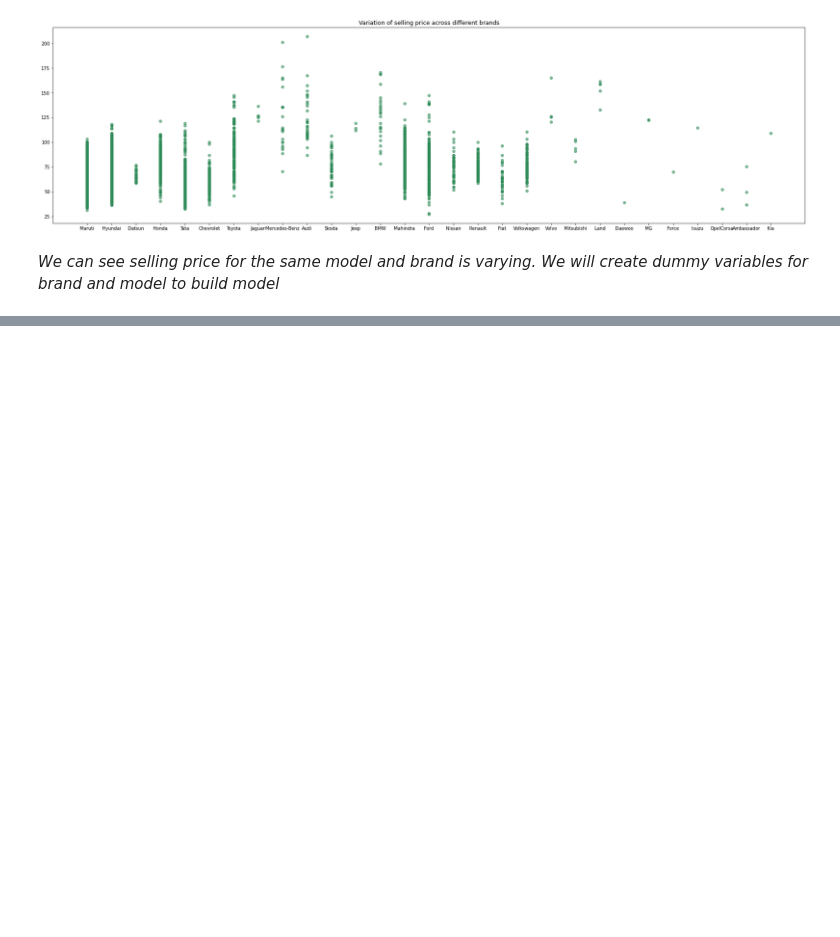
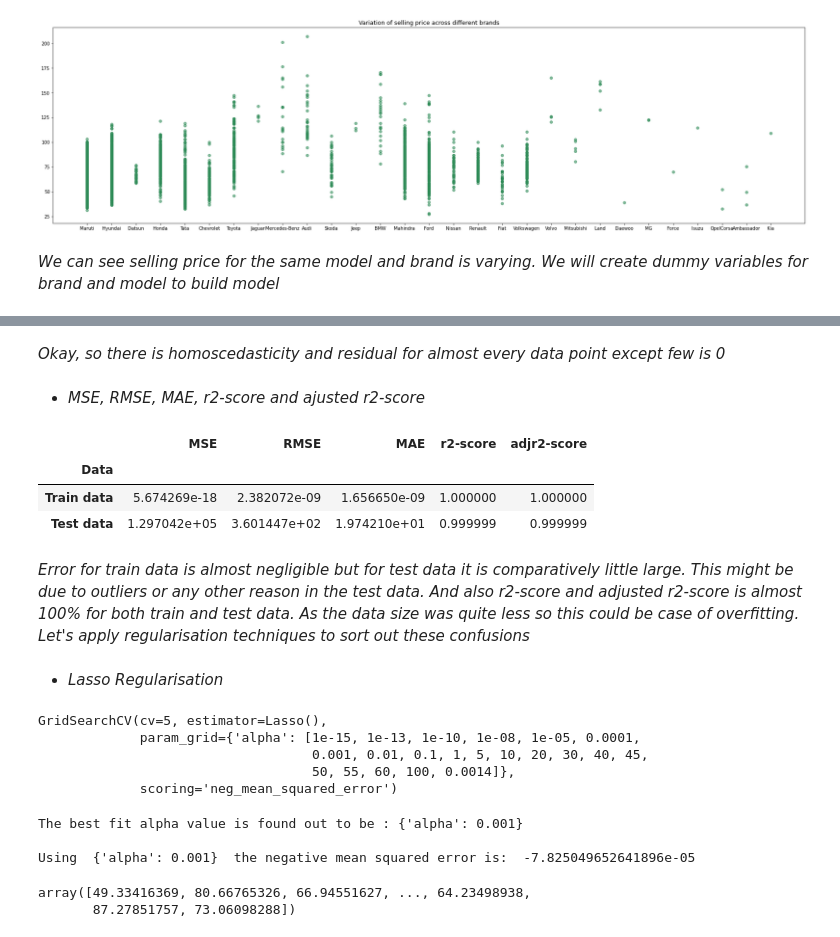
Before and after one commit to kiran9615/Linear-Regression-Model-Car-Dekho-, a Jupyter notebook: Linear_Regression_(Car_Dekho).ipynb, the cells around one changed output, grey strips where cells are left out. Cells and saved outputs as stored; diff of their text form; code cells hidden in the pictures; blank space fills up the shorter version.

```diff
--- a/Linear_Regression_(Car_Dekho).ipynb
+++ b/Linear_Regression_(Car_Dekho).ipynb
@@ -257,0 +499,6 @@ plt.show()
+# %%
+#----------------------------------Block 45--------------------------------------
+
+#predicting dependent variable values across x_train
+y_train_pred=regressor.predict(x_train)
+y_train_pred
@@ -257,0 +550,71 @@ plt.show()
+# %% [markdown]
+*Okay, so there is homoscedasticity and residual for almost every data point except few is 0*
+# %% [markdown]
+* *MSE, RMSE, MAE, r2-score and ajusted r2-score*
+# %%
+#----------------------------------Block 48--------------------------------------
+
+#to create a dataframe showing MSE, RMSE, r2-score and adjusted r2-score for train and test data
+
+s1 = pd.DataFrame(['Train data','Test data'])
+s1.rename(columns={0:'Data'},inplace=True)
+
+#creating a dataframe to store MSE values for train and test data
+s2 = pd.DataFrame({'MSE':(mean_squared_error((y_train)**3,(y_train_pred)**3),mean_squared_error((y_test)**3,(y_pred)**3))})
+
+#creating a dataframe to store RMSE values for train and test data
+s3 = pd.DataFrame({'RMSE':(np.sqrt(mean_squared_error((y_train)**3,(y_train_pred)**3)),np.sqrt(mean_squared_error((y_test)**3,(y_pred)**3)))})
+
+#creating a dataframe to store MAE values for train and test data
+s4 = pd.DataFrame({'MAE':(mean_absolute_error((y_train)**3,(y_train_pred)**3),mean_absolute_error((y_test)**3,(y_pred)**3))})
+
+#creating a dataframe to store r2-score values for train and test data
+s5 = pd.DataFrame({'r2-score':(r2_score((y_train)**3,(y_train_pred)**3),r2_score((y_test)**3,(y_pred)**3))})
+
+#creating a dataframe to store adjusted r2-score values for train and test data
+s6 = pd.DataFrame({'adjr2-score':(1-(1-r2_score(y_train**3,y_train_pred**3))*((x_train.shape[0]-1)/(x_train.shape[0]-x_train.shape[1]-1)),
+                                       1-(1-r2_score(y_test**3,y_pred**3))*((x_test.shape[0]-1)/(x_test.shape[0]-x_test.shape[1]-1)))})
+#merging these dataframes
+pd.concat([s1,s2,s3,s4,s5,s6],axis=1).set_index('Data')
+# %% [output]
+|  | MSE | RMSE | MAE | r2-score | adjr2-score |
+| Data |  |  |  |  |  |
+| Train data | 5.674269e-18 | 2.382072e-09 | 1.656650e-09 | 1.000000 | 1.000000 |
+| Test data | 1.297042e+05 | 3.601447e+02 | 1.974210e+01 | 0.999999 | 0.999999 |
+# %% [markdown]
+*Error for train data is almost negligible but for test data it is comparatively little large. This might be due to outliers or any other reason in the test data. And also r2-score and adjusted r2-score is almost 100% for both train and test data. As the data size was quite less so this could be case of overfitting. Let's apply regularisation techniques to sort out these confusions*
+# %% [markdown]
+* *Lasso Regularisation*
+# %%
+#----------------------------------Block 49--------------------------------------
+
+#applying Lasso Regularisation and Cross validation
+from sklearn.model_selection import GridSearchCV
+lasso = Lasso()   #lasso regression
+parameters = {'alpha': [1e-15,1e-13,1e-10,1e-8,1e-5,1e-4,1e-3,1e-2,1e-1,1,5,10,20,30,40,45,50,55,60,100,0.0014]}  #parameter values for grid search cv
+lasso_regressor = GridSearchCV(lasso, parameters, scoring='neg_mean_squared_error', cv=5)   #grid search cv for hyperparameters tuning
+lasso_regressor.fit(x_train, y_train)   #fitting models from gridsearch cv
+# %% [output]
+GridSearchCV(cv=5, estimator=Lasso(),
+             param_grid={'alpha': [1e-15, 1e-13, 1e-10, 1e-08, 1e-05, 0.0001,
+                                   0.001, 0.01, 0.1, 1, 5, 10, 20, 30, 40, 45,
+                                   50, 55, 60, 100, 0.0014]},
+             scoring='neg_mean_squared_error')
+# %%
+#----------------------------------Block 50--------------------------------------
+
+#printing the best hyperparameters and score that came from grid search cv
+print("The best fit alpha value is found out to be :" ,lasso_regressor.best_params_)
+print("\nUsing ",lasso_regressor.best_params_, " the negative mean squared error is: ", lasso_regressor.best_score_)
+# %% [output]
+The best fit alpha value is found out to be : {'alpha': 0.001}
+
+Using  {'alpha': 0.001}  the negative mean squared error is:  -7.825049652641896e-05
+# %%
+#----------------------------------Block 51--------------------------------------
+
+#predicting y values across x_train using lasso
+y_train_pred_lasso = lasso_regressor.predict(x_train)
+# %% [output]
+array([49.33416369, 80.66765326, 66.94551627, ..., 64.23498938,
+       87.27851757, 73.06098288])
```
Also changed, not shown: parts of 70 cells of this notebook.
